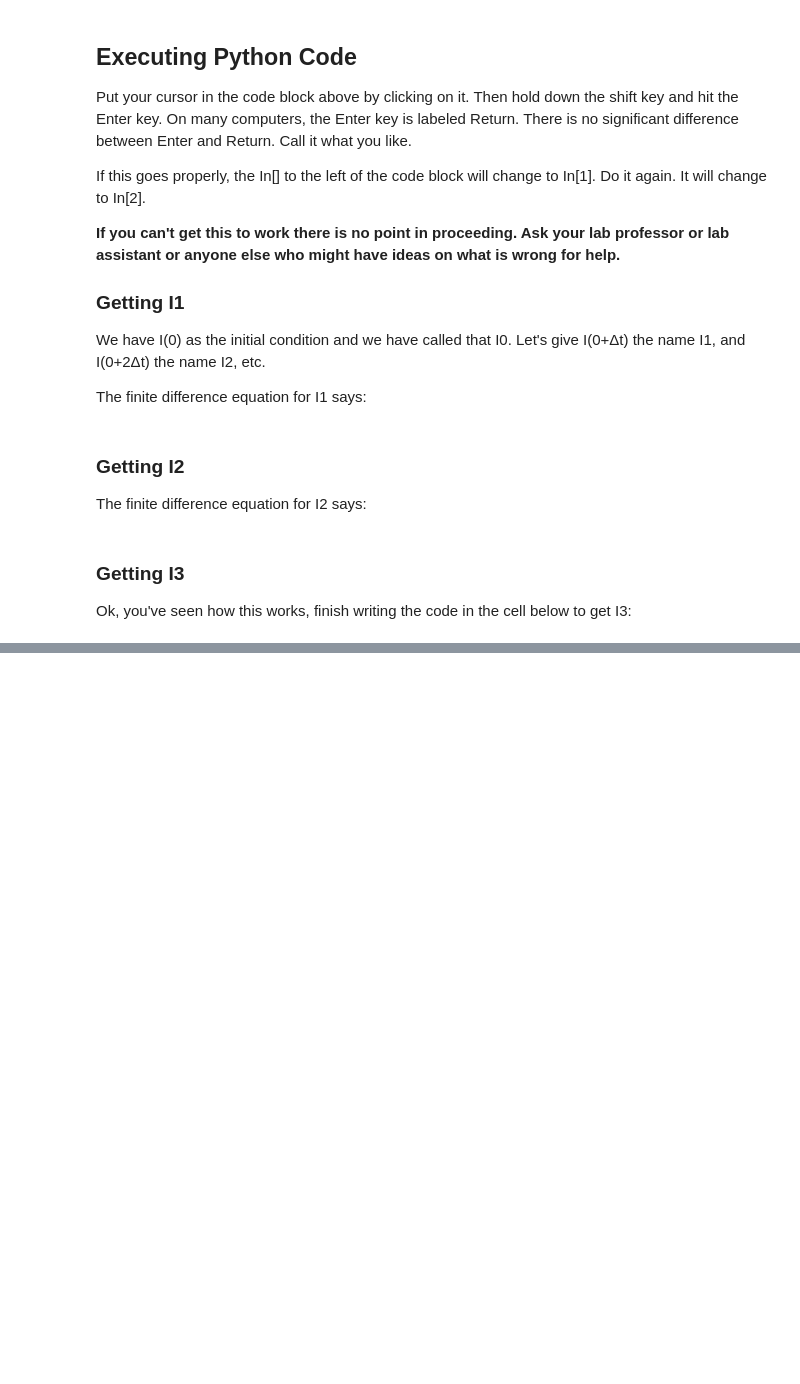
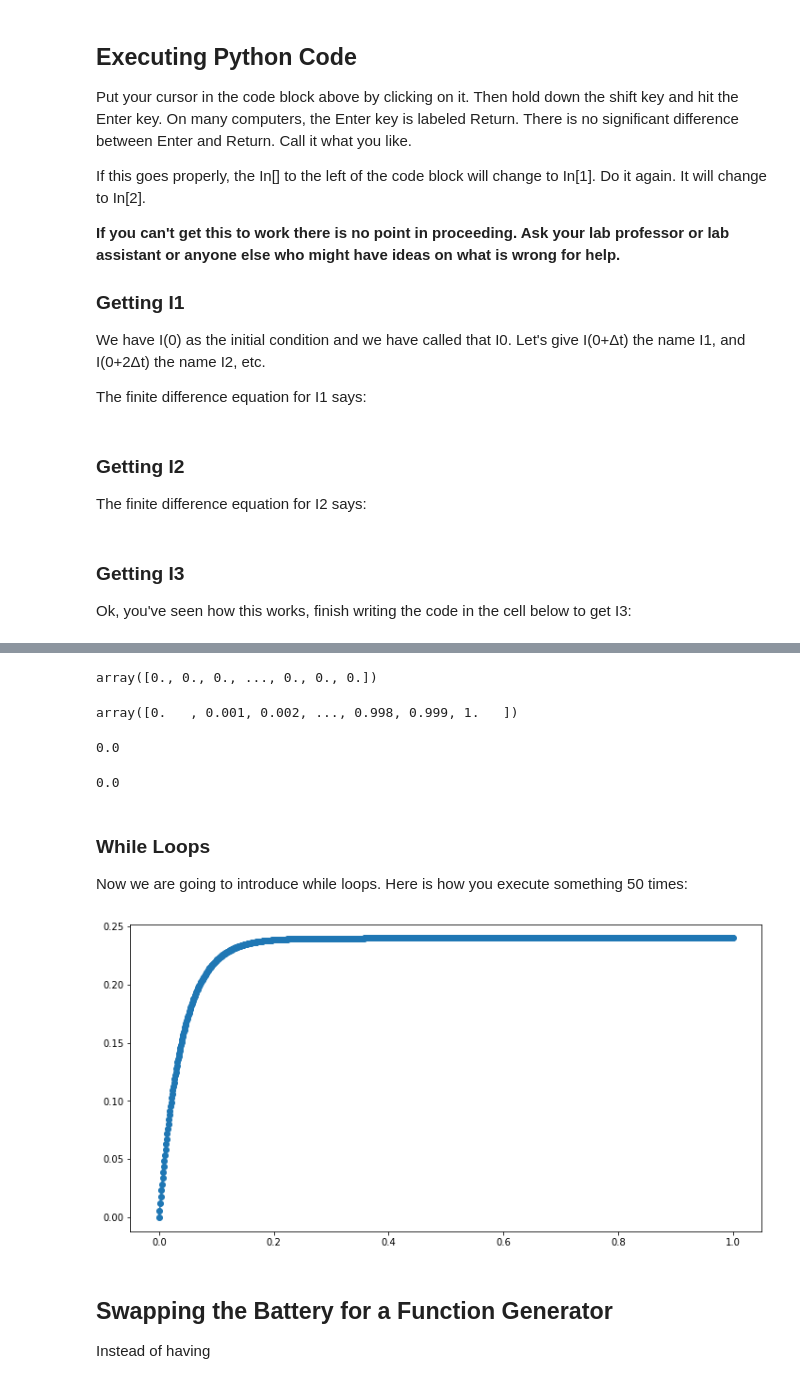
Before and after one commit to brianhill/loops-and-orbits, a Jupyter notebook: inductance/rl_circuit.ipynb, the cells around one changed output, grey strips where cells are left out. Saved outputs shown, nothing was run; the diff lists cells and outputs as text; code cells hidden in the pictures; blank space fills up the shorter version.

```diff
--- a/inductance/rl_circuit.ipynb
+++ b/inductance/rl_circuit.ipynb
@@ -109,3 +99,18 @@ delta_t = 0.1    # time increment in seconds
+# %%
+# By default, Python doesn't have graphing/plotting. The following statement adds graphing/plotting capability.
+import matplotlib.pyplot as plt
+# The following is also incredibly convenient when working with lists of times and currents.
+import numpy as np
+
+Vin = 12  # battery voltage
+
+I0 = 0    # initial current, none
+
+L = 2.000 # inductance value -- 300 mH
+
+R = 50            # resistance value -- 50 Ohms
+
+delta_t = 0.001   # time increment in seconds -- 1/1000 of a second
 # %% [markdown]
 ## Executing Python Code
 
@@ -134,0 +208,43 @@ Ok, you've seen how this works, finish writing the code in the cell below to get
+# %%
+steps = 1000
+
+currents = np.zeros(steps + 1)
+times = delta_t * np.arange(0, steps + 1)
+# %%
+currents
+# %% [output]
+array([0., 0., 0., ..., 0., 0., 0.])
+# %%
+times
+# %% [output]
+array([0.   , 0.001, 0.002, ..., 0.998, 0.999, 1.   ])
+# %%
+currents[0]
+# %% [output]
+0.0
+# %%
+times[0]
+# %% [output]
+0.0
+# %% [markdown]
+### While Loops
+
+Now we are going to introduce while loops. Here is how you execute something 50 times:
+# %%
+i = 1
+
+while i <= steps:
+    currents[i] = currents[i - 1] + delta_t * (Vin/L - currents[i - 1] * R/L)
+    i = i + 1
+# %%
+plt.figure(figsize=(12, 6))
+
+plt.plot(times, currents, '-o')
+
+plt.show()
+# %% [output]
+[figure, added]
+# %% [markdown]
+## Swapping the Battery for a Function Generator
+
+Instead of having
```
Also changed, not shown: parts of 15 cells of this notebook, 2 other files.
